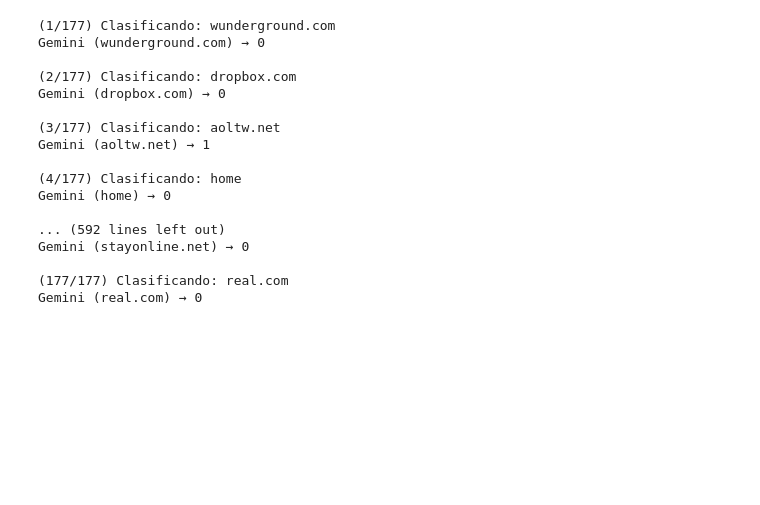
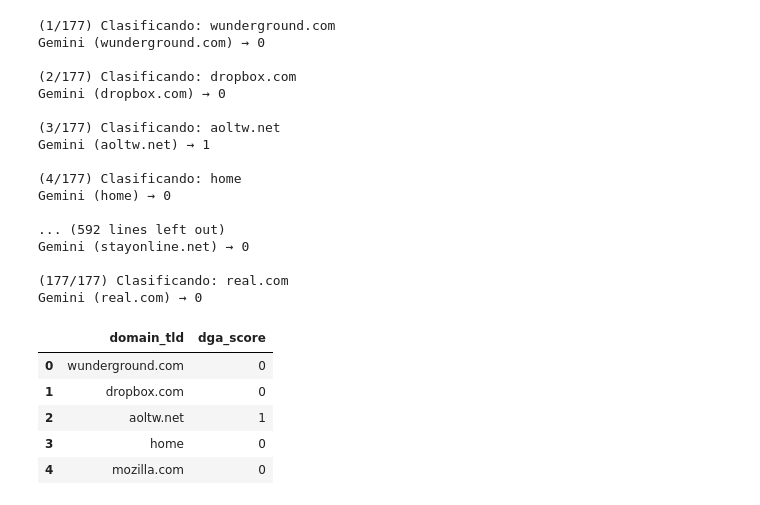
Before and after one commit to AGM54/Laboratorio-5-Threat-Hunting-with-Data-Science, a Jupyter notebook: lab.ipynb, the cells around one changed output. Saved outputs shown, nothing was run; the diff lists cells and outputs as text; code cells hidden in the pictures; blank space fills up the shorter version.

```diff
--- a/lab.ipynb
+++ b/lab.ipynb
@@ -313,0 +319,10 @@ df_resultados.to_csv("clasificacion_dga_completa.csv", index=False)
+# %%
+df_resultados = pd.read_csv("clasificacion_dga_completa.csv")
+df_resultados.head()
+# %% [output]
+|  | domain_tld | dga_score |
+| 0 | wunderground.com | 0 |
+| 1 | dropbox.com | 0 |
+| 2 | aoltw.net | 1 |
+| 3 | home | 0 |
+| 4 | mozilla.com | 0 |
```
Also changed, not shown: parts of 25 cells of this notebook.
